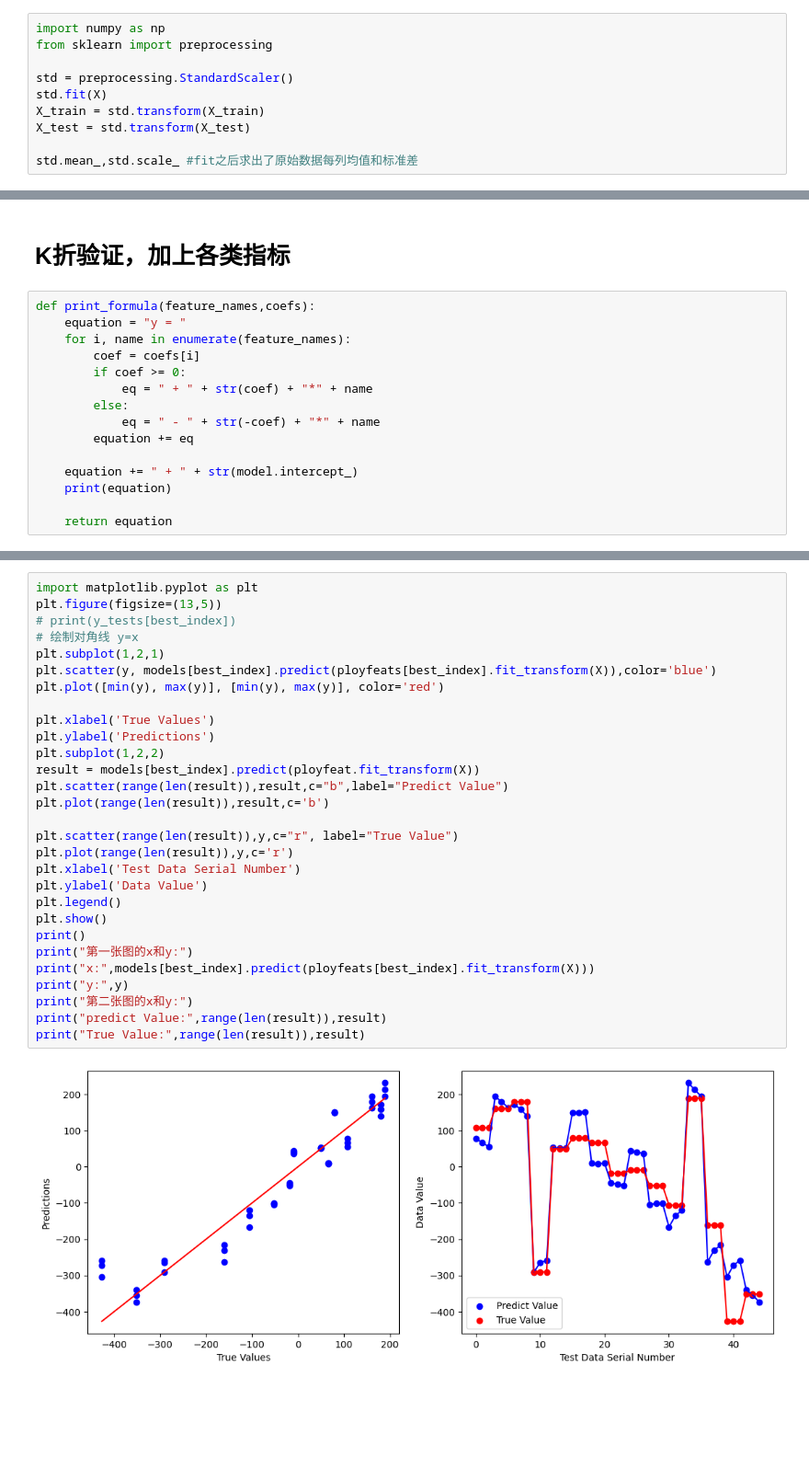
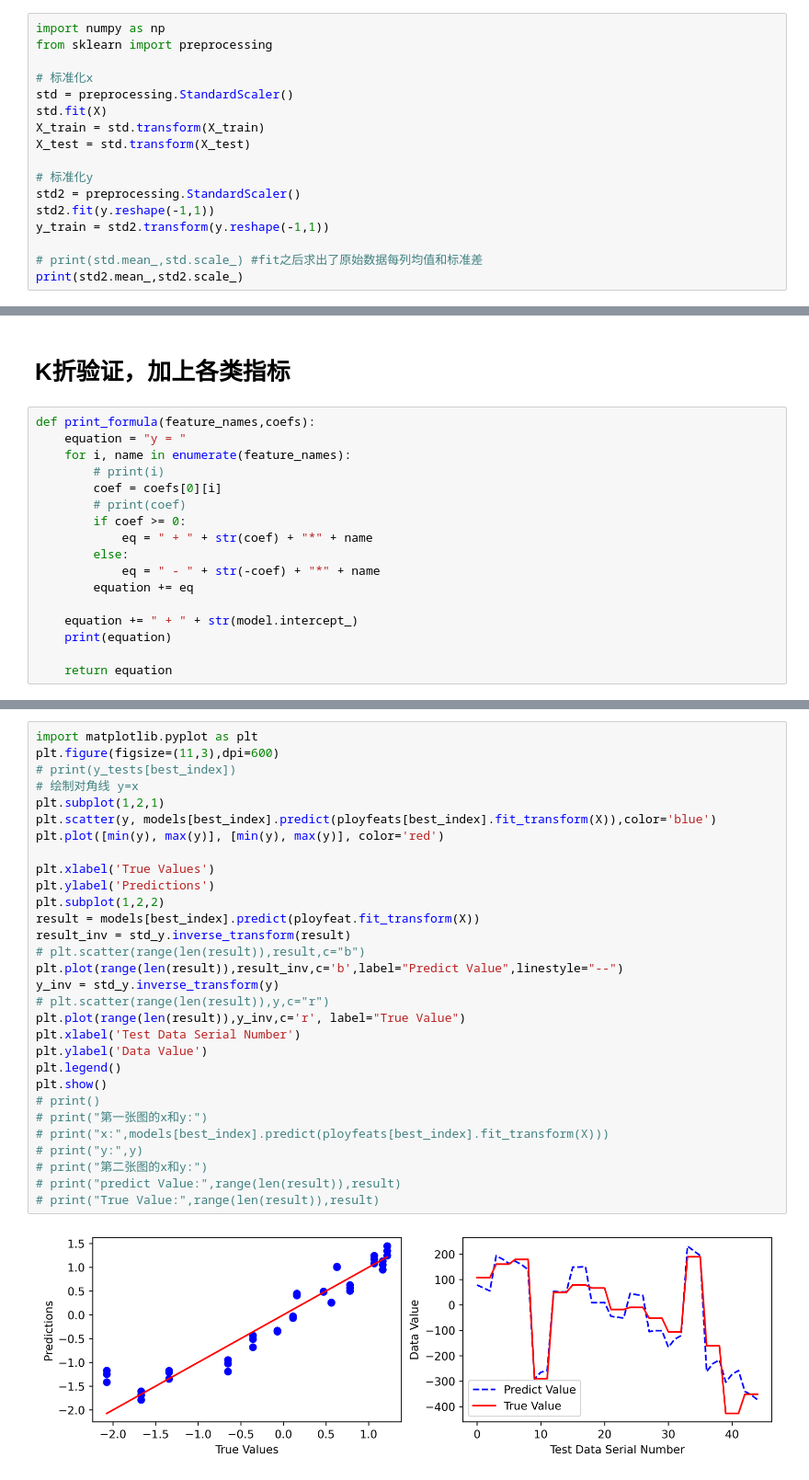
Before and after one commit to egdw/data_analyze, a Jupyter notebook: C-soft.ipynb, the cells around one changed output, grey strips where cells are left out. Shown at 92% size. Drawn from its saved outputs; the diff is of its cells as text; blank space fills up the shorter version.

```diff
--- a/C-soft.ipynb
+++ b/C-soft.ipynb
@@ -63,10 +67,17 @@ X,y
 import numpy as np
 from sklearn import preprocessing
 
+# 标准化x
 std = preprocessing.StandardScaler()
 std.fit(X)
 X_train = std.transform(X_train)
 X_test = std.transform(X_test)
 
-std.mean_,std.scale_ #fit之后求出了原始数据每列均值和标准差
+# 标准化y
+std2 = preprocessing.StandardScaler()
+std2.fit(y.reshape(-1,1))
+y_train = std2.transform(y.reshape(-1,1))
+
+# print(std.mean_,std.scale_) #fit之后求出了原始数据每列均值和标准差
+print(std2.mean_,std2.scale_)
 # %% [output]
@@ -170,7 +178,9 @@ print(score)
 def print_formula(feature_names,coefs):
     equation = "y = "
     for i, name in enumerate(feature_names):
-        coef = coefs[i]
+        # print(i)
+        coef = coefs[0][i]
+        # print(coef)
         if coef >= 0:
             eq = " + " + str(coef) + "*" + name
         else:
@@ -324,31 +355,32 @@ evs_score_list[best_index],mae_score_list[best_index],rmse_score_list[best_index
 # %%
 import matplotlib.pyplot as plt
-plt.figure(figsize=(13,5))
+plt.figure(figsize=(11,3),dpi=600)
 # print(y_tests[best_index])
 # 绘制对角线 y=x
 plt.subplot(1,2,1)
 plt.scatter(y, models[best_index].predict(ployfeats[best_index].fit_transform(X)),color='blue')
 plt.plot([min(y), max(y)], [min(y), max(y)], color='red')
 
 plt.xlabel('True Values')
 plt.ylabel('Predictions')
 plt.subplot(1,2,2)
 result = models[best_index].predict(ployfeat.fit_transform(X))
-plt.scatter(range(len(result)),result,c="b",label="Predict Value")
-plt.plot(range(len(result)),result,c='b')
-
-plt.scatter(range(len(result)),y,c="r", label="True Value")
-plt.plot(range(len(result)),y,c='r')
+result_inv = std_y.inverse_transform(result)
+# plt.scatter(range(len(result)),result,c="b")
+plt.plot(range(len(result)),result_inv,c='b',label="Predict Value",linestyle="--")
+y_inv = std_y.inverse_transform(y)
+# plt.scatter(range(len(result)),y,c="r")
+plt.plot(range(len(result)),y_inv,c='r', label="True Value")
 plt.xlabel('Test Data Serial Number')
 plt.ylabel('Data Value')
 plt.legend()
 plt.show()
-print()
-print("第一张图的x和y:")
-print("x:",models[best_index].predict(ployfeats[best_index].fit_transform(X)))
-print("y:",y)
-print("第二张图的x和y:")
-print("predict Value:",range(len(result)),result)
-print("True Value:",range(len(result)),result)
+# print()
+# print("第一张图的x和y:")
+# print("x:",models[best_index].predict(ployfeats[best_index].fit_transform(X)))
+# print("y:",y)
+# print("第二张图的x和y:")
+# print("predict Value:",range(len(result)),result)
+# print("True Value:",range(len(result)),result)
 # %% [output]
-[figure, old version]
+[figure, new version]
```
Also changed, not shown: parts of 6 cells of this notebook, 3 other files.
